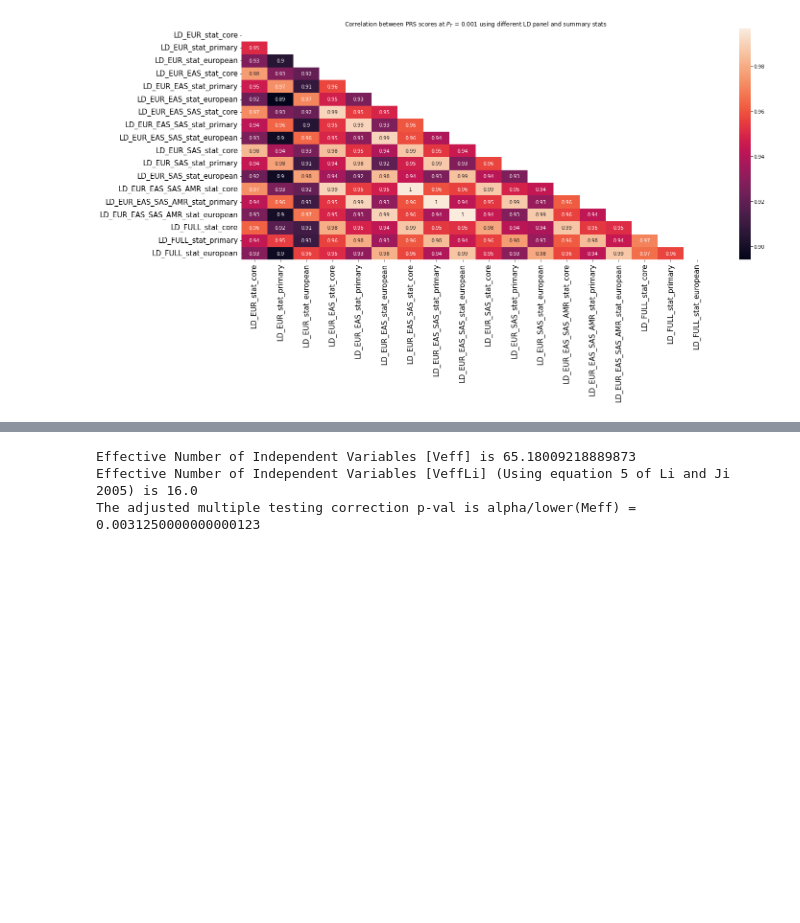
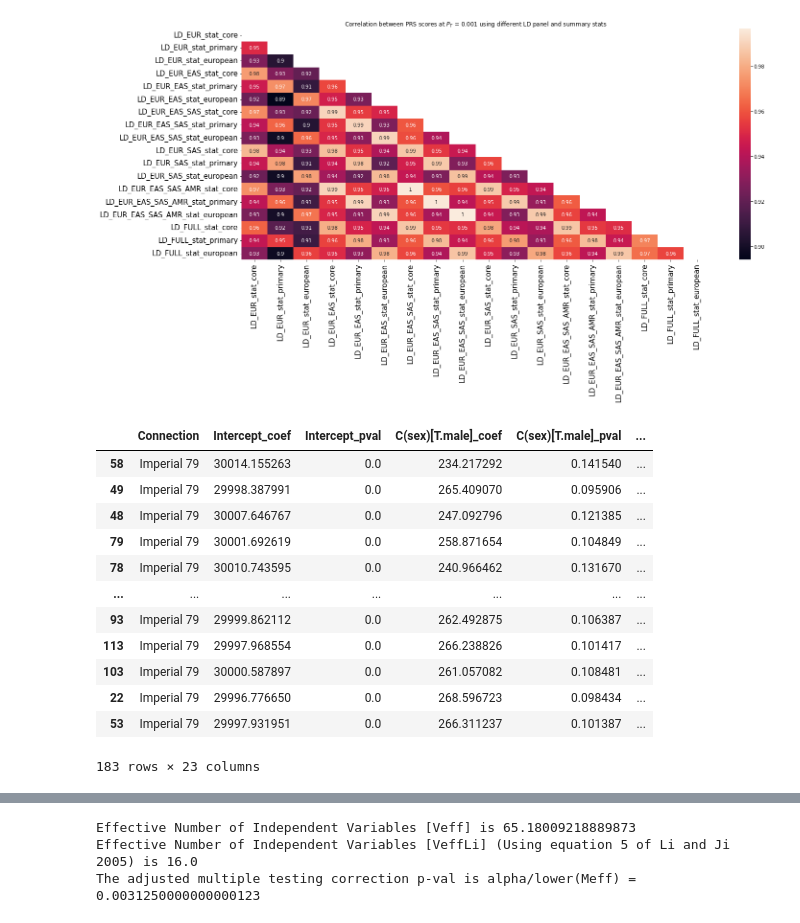
Before and after one commit to lehai-ml/dHCP_genetics, a Jupyter notebook: notebook_results/scz/Miscellaneous.ipynb, the cells around one changed output, grey strips where cells are left out. Cells and saved outputs as stored; diff of their text form; code cells hidden in the pictures; blank space fills up the shorter version.

Commit message:
updated the dataframe

```diff
--- a/notebook_results/scz/Miscellaneous.ipynb
+++ b/notebook_results/scz/Miscellaneous.ipynb
@@ -91,6 +86,22 @@ euro_result = stats.MassUnivariate.calculate_mass_univariate_across_multiple_thr
     cont_independentVar_cols=['GA','PMA','TBV']+[f'euro_Anc_PC{i}' for i in range(1,4)],
     dependentVar_cols=['Imperial 79']
 )
+# %%
+euro_result.sort_values(by='PRS_pval')
+# %% [output]
+|  | Connection | Intercept_coef | Intercept_pval | C(sex)[T.male]_coef | C(sex)[T.male]_pval | ... |
+| 58 | Imperial 79 | 30014.155263 | 0.0 | 234.217292 | 0.141540 | ... |
+| 49 | Imperial 79 | 29998.387991 | 0.0 | 265.409070 | 0.095906 | ... |
+| 48 | Imperial 79 | 30007.646767 | 0.0 | 247.092796 | 0.121385 | ... |
+| 79 | Imperial 79 | 30001.692619 | 0.0 | 258.871654 | 0.104849 | ... |
+| 78 | Imperial 79 | 30010.743595 | 0.0 | 240.966462 | 0.131670 | ... |
+| ... | ... | ... | ... | ... | ... | ... |
+| 93 | Imperial 79 | 29999.862112 | 0.0 | 262.492875 | 0.106387 | ... |
+| 113 | Imperial 79 | 29997.968554 | 0.0 | 266.238826 | 0.101417 | ... |
+| 103 | Imperial 79 | 30000.587897 | 0.0 | 261.057082 | 0.108481 | ... |
+| 22 | Imperial 79 | 29996.776650 | 0.0 | 268.596723 | 0.098434 | ... |
+| 53 | Imperial 79 | 29997.931951 | 0.0 | 266.311237 | 0.101387 | ... |
+183 rows × 23 columns
 # %%
 euro_result['pt'] =euro_result['threshold'].apply(lambda x: x.split('_')[3])
 # %%
```
Also changed, not shown: parts of 4 cells of this notebook, 1 other file.
